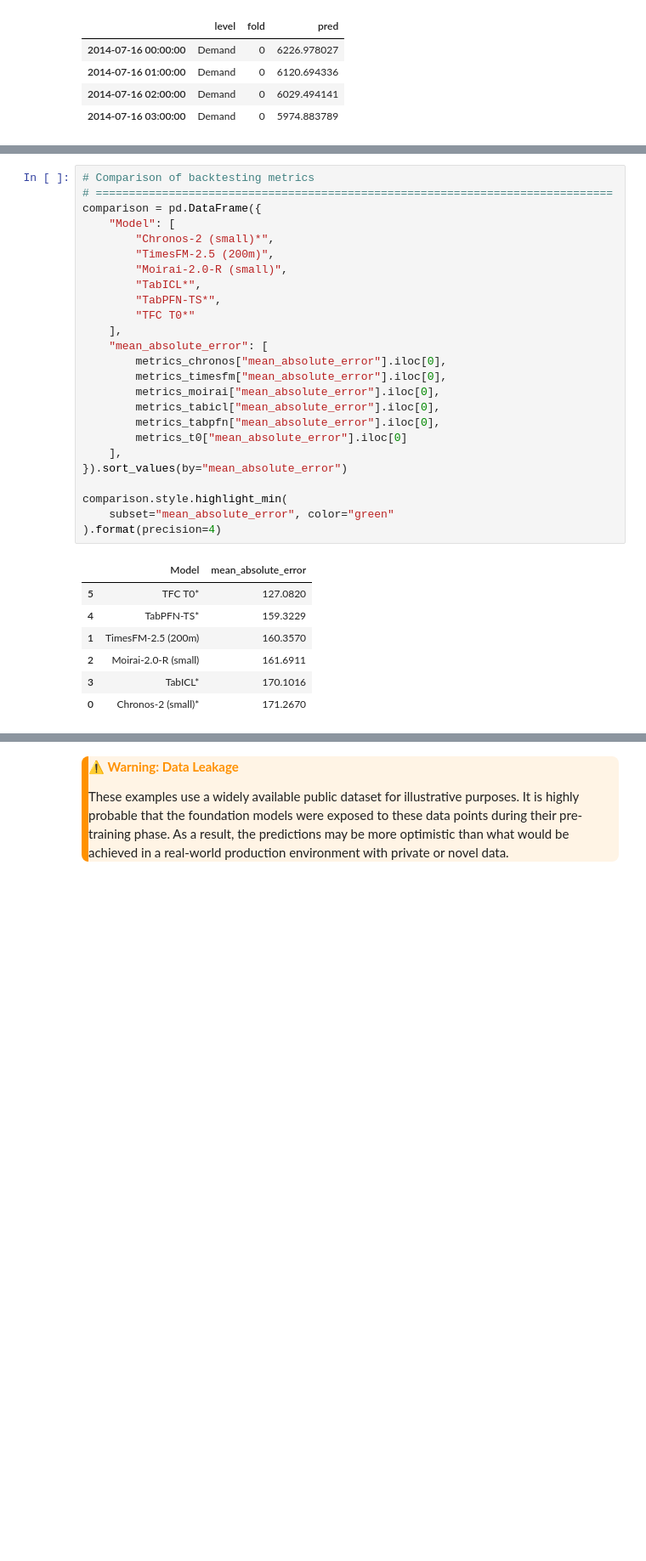
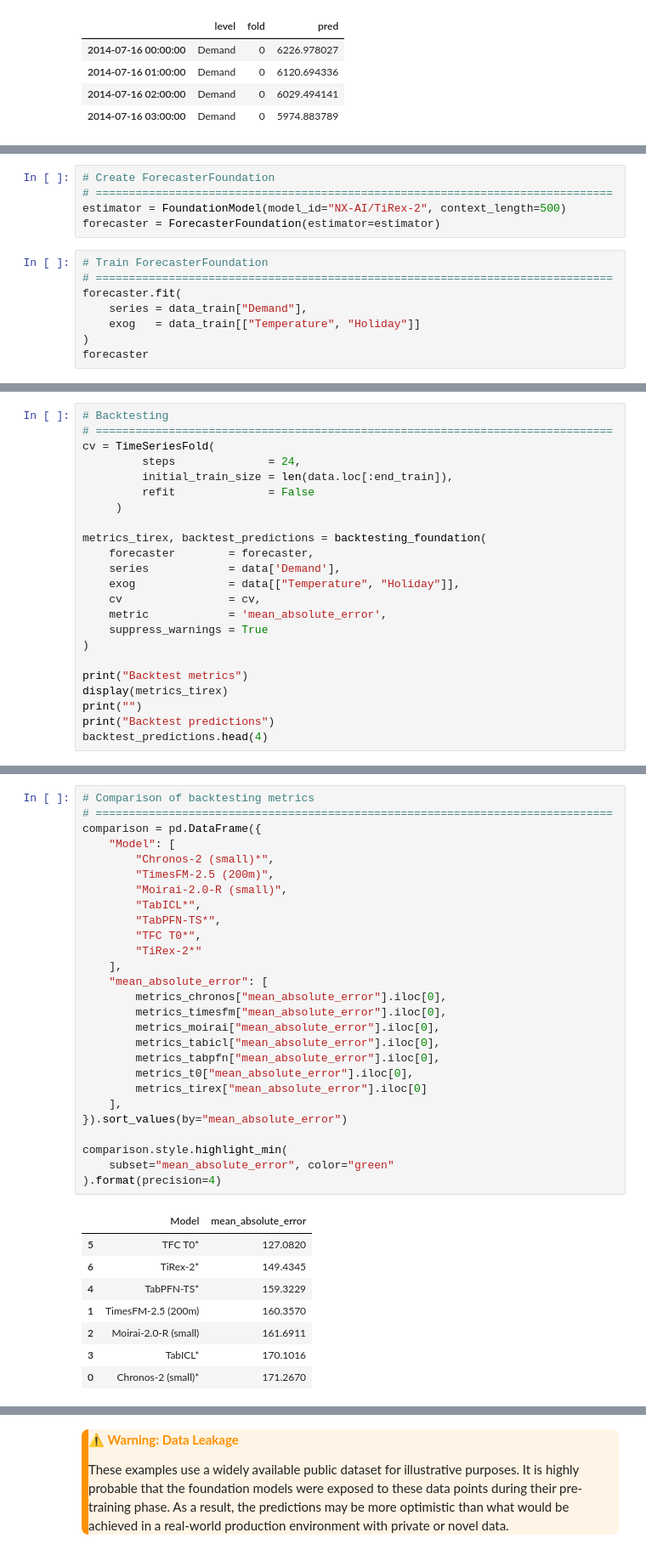
Before and after one commit to NX-AI/skforecast, a Jupyter notebook: docs/user_guides/foundation-forecasting-models.ipynb, the cells around one changed output, grey strips where cells are left out. Shown at 85% size. Saved outputs shown, nothing was run; the diff lists cells and outputs as text; blank space fills up the shorter version.

```diff
--- a/docs/user_guides/foundation-forecasting-models.ipynb
+++ b/docs/user_guides/foundation-forecasting-models.ipynb
@@ -1221,0 +1228,13 @@ Backtest predictions
+# %%
+# Create ForecasterFoundation
+# ==============================================================================
+estimator = FoundationModel(model_id="NX-AI/TiRex-2", context_length=500)
+forecaster = ForecasterFoundation(estimator=estimator)
+# %%
+# Train ForecasterFoundation
+# ==============================================================================
+forecaster.fit(
+    series = data_train["Demand"],
+    exog   = data_train[["Temperature", "Holiday"]]
+)
+forecaster
@@ -1221,0 +1288,23 @@ Backtest predictions
+# %%
+# Backtesting
+# ==============================================================================
+cv = TimeSeriesFold(
+         steps              = 24,
+         initial_train_size = len(data.loc[:end_train]),
+         refit              = False
+     )
+
+metrics_tirex, backtest_predictions = backtesting_foundation(
+    forecaster        = forecaster,
+    series            = data['Demand'],
+    exog              = data[["Temperature", "Holiday"]],
+    cv                = cv,
+    metric            = 'mean_absolute_error',
+    suppress_warnings = True
+)
+
+print("Backtest metrics")
+display(metrics_tirex)
+print("")
+print("Backtest predictions")
+backtest_predictions.head(4)
@@ -1226,31 +1325,34 @@ The following table summarizes the backtesting results (Mean Absolute Error) for
 # %%
 # Comparison of backtesting metrics
 # ==============================================================================
 comparison = pd.DataFrame({
     "Model": [
         "Chronos-2 (small)*",
         "TimesFM-2.5 (200m)",
         "Moirai-2.0-R (small)",
         "TabICL*",
         "TabPFN-TS*",
-        "TFC T0*"
+        "TFC T0*",
+        "TiRex-2*"
     ],
     "mean_absolute_error": [
         metrics_chronos["mean_absolute_error"].iloc[0],
         metrics_timesfm["mean_absolute_error"].iloc[0],
         metrics_moirai["mean_absolute_error"].iloc[0],
         metrics_tabicl["mean_absolute_error"].iloc[0],
         metrics_tabpfn["mean_absolute_error"].iloc[0],
-        metrics_t0["mean_absolute_error"].iloc[0]
+        metrics_t0["mean_absolute_error"].iloc[0],
+        metrics_tirex["mean_absolute_error"].iloc[0]
     ],
 }).sort_values(by="mean_absolute_error")
 
 comparison.style.highlight_min(
     subset="mean_absolute_error", color="green"
 ).format(precision=4)
 # %% [output]
 |  | Model | mean_absolute_error |
 | 5 | TFC T0* | 127.0820 |
+| 6 | TiRex-2* | 149.4345 |
 | 4 | TabPFN-TS* | 159.3229 |
 | 1 | TimesFM-2.5 (200m) | 160.3570 |
 | 2 | Moirai-2.0-R (small) | 161.6911 |
```
Also changed, not shown: parts of 8 cells of this notebook.
